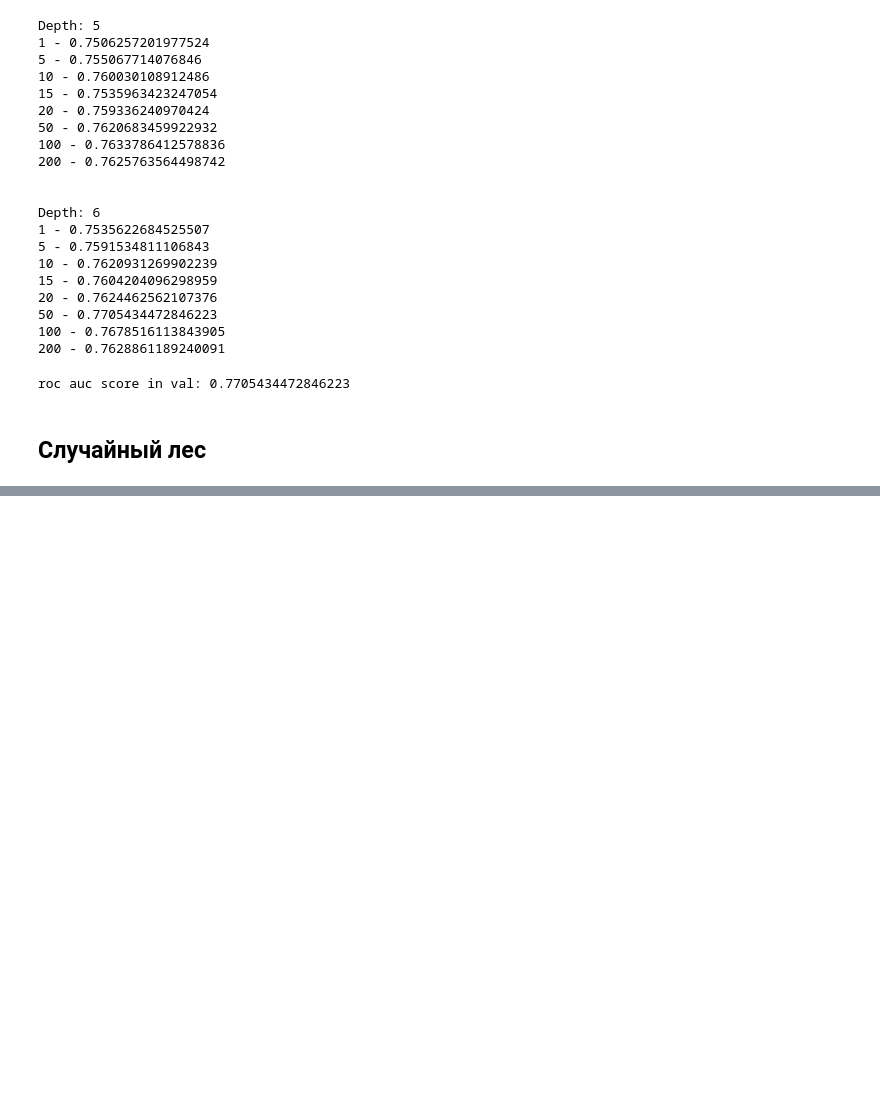
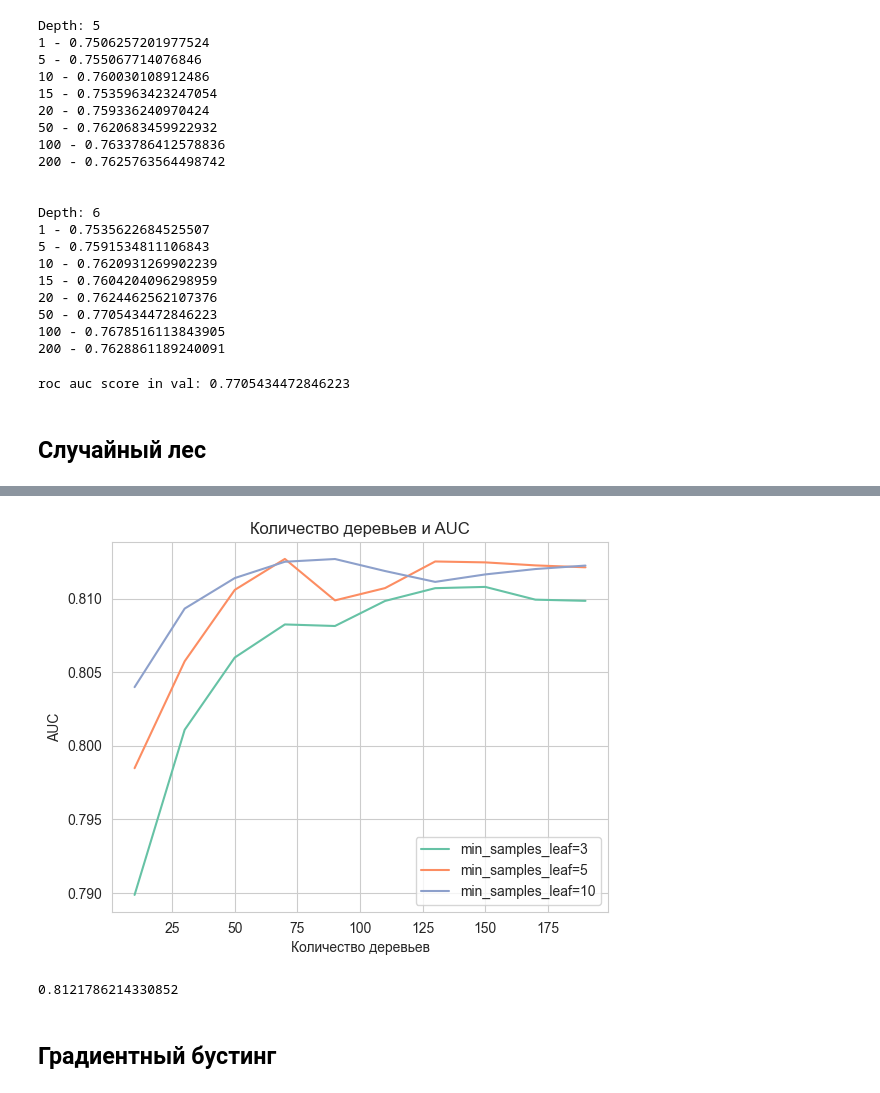
Before and after one commit to GridasovSasha/ML_classification_credit_scoring, a Jupyter notebook: main.ipynb, the cells around one changed output, grey strips where cells are left out. Saved outputs shown, nothing was run; the diff lists cells and outputs as text; code cells hidden in the pictures; blank space fills up the shorter version.

```diff
--- a/main.ipynb
+++ b/main.ipynb
@@ -288,0 +391,19 @@ roc auc score in val: 0.7705434472846223
+# %%
+all_aucs = {}
+
+for m in [3, 5, 10]:
+    print(f'min_samples_leaf: {m}')
+    aucs = []
+
+    for i in range(10, 201, 20):
+        rf = RandomForestClassifier(n_estimators=i, max_depth=10, min_samples_leaf=m, random_state=RUNDOM_SEED)
+        rf.fit(X_train, y_train)
+
+        y_pred = rf.predict_proba(X_val)[:, 1]
+        auc = roc_auc_score(y_val, y_pred)
+        print(f'{i} - {auc}')
+
+        aucs.append(auc)
+
+    all_aucs[m] = aucs
+    print()
@@ -288,0 +428,12 @@ roc auc score in val: 0.7705434472846223
+# %%
+num_trees = list(range(10, 201, 20))
+plt.plot(num_trees, all_aucs[3], label='min_samples_leaf=3')
+plt.plot(num_trees, all_aucs[5], label='min_samples_leaf=5')
+plt.plot(num_trees, all_aucs[10], label='min_samples_leaf=10')
+plt.title('Количество деревьев и AUC')
+plt.xlabel('Количество деревьев')
+plt.ylabel('AUC')
+plt.legend()
+plt.show()
+# %% [output]
+[figure, added]
@@ -288,0 +444,10 @@ roc auc score in val: 0.7705434472846223
+# %%
+rf.fit(X_train, y_train)
+y_pred = rf.predict_proba(X_val)[:, 1]
+auc = roc_auc_score(y_val, y_pred)
+
+print(auc)
+# %% [output]
+0.8121786214330852
+# %% [markdown]
+## Градиентный бустинг
```
Also changed, not shown: parts of 10 cells of this notebook.
